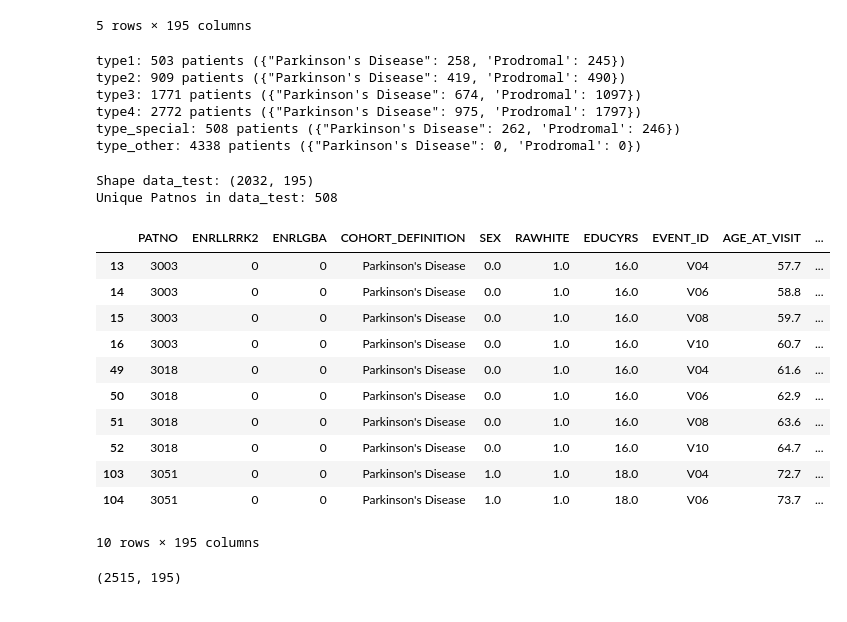
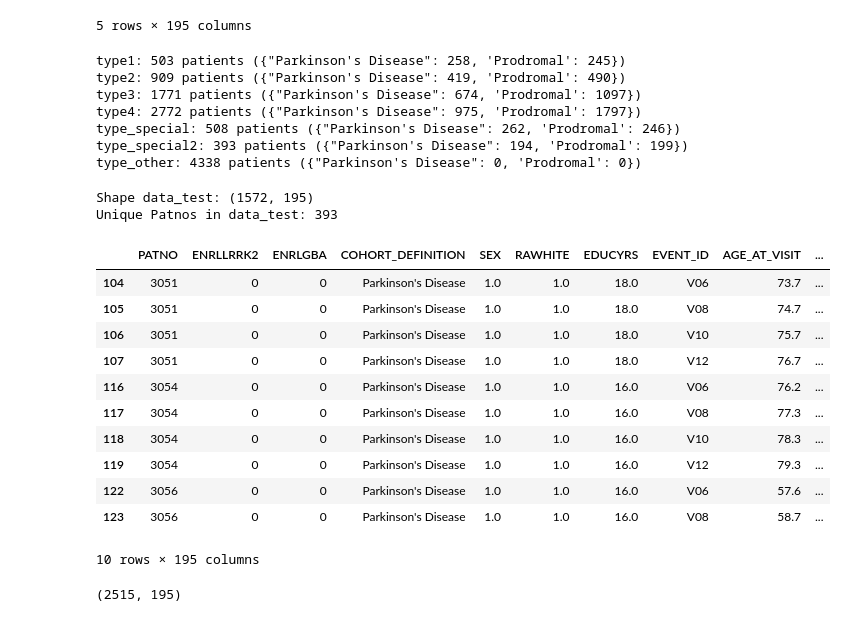
Before and after one commit to fserracrespi/PD_progression_ppmi, a Jupyter notebook: SCRIPTS/PYTHON/DATA_PROCESSING/Data_union.ipynb, the cells around one changed output. Drawn from its saved outputs; the diff is of its cells as text; code cells hidden in the pictures.

Commit message:
Data v2

```diff
--- a/SCRIPTS/PYTHON/DATA_PROCESSING/Data_union.ipynb
+++ b/SCRIPTS/PYTHON/DATA_PROCESSING/Data_union.ipynb
@@ -143,13 +143,15 @@ dict_visits={'type1':['BL','V04','V06','V08','V10'],
              'type2':['BL','V04','V06','V08'],
              'type3':['BL','V04','V06'],
              'type4':['BL','V04'],
-             'type_special':['V04','V06','V08','V10']}
+             'type_special':['V04','V06','V08','V10'],
+             'type_special2':['V06','V08','V10','V12']}
 
 counter_type={'type1':{'counter':0,'patnos':[],'type_users':{"Parkinson's Disease":0,'Prodromal':0}},
               'type2':{'counter':0,'patnos':[],'type_users':{"Parkinson's Disease":0,'Prodromal':0}},
               'type3':{'counter':0,'patnos':[],'type_users':{"Parkinson's Disease":0,'Prodromal':0}},
               'type4':{'counter':0,'patnos':[],'type_users':{"Parkinson's Disease":0,'Prodromal':0}},
               'type_special':{'counter':0,'patnos':[],'type_users':{"Parkinson's Disease":0,'Prodromal':0}},
+              'type_special2':{'counter':0,'patnos':[],'type_users':{"Parkinson's Disease":0,'Prodromal':0}},
               'type_other':{'counter':0,'patnos':[],'type_users':{"Parkinson's Disease":0,'Prodromal':0}}}
 
 for patno in data['PATNO'].unique():
@@ -177,27 +179,28 @@ type2: 909 patients ({"Parkinson's Disease": 419, 'Prodromal': 490})
 type3: 1771 patients ({"Parkinson's Disease": 674, 'Prodromal': 1097})
 type4: 2772 patients ({"Parkinson's Disease": 975, 'Prodromal': 1797})
 type_special: 508 patients ({"Parkinson's Disease": 262, 'Prodromal': 246})
+type_special2: 393 patients ({"Parkinson's Disease": 194, 'Prodromal': 199})
 type_other: 4338 patients ({"Parkinson's Disease": 0, 'Prodromal': 0})
 # %%
-data_test=data.loc[data['EVENT_ID'].isin(['V04','V06','V08','V10',]) & (data['PATNO'].isin(counter_type['type_special']['patnos']))]
+data_test=data.loc[data['EVENT_ID'].isin(['V06','V08','V10','V12']) & (data['PATNO'].isin(counter_type['type_special2']['patnos']))]
 print('Shape data_test:', data_test.shape, '\nUnique Patnos in data_test:', data_test['PATNO'].nunique())
 path_data = project_root / 'DATA_PPMI/Results/MODEL_DATA/DATA_test.csv'
 data_test.to_csv(path_data)
 data_test.head(10)
 # %% [output]
-Shape data_test: (2032, 195)
-Unique Patnos in data_test: 508
+Shape data_test: (1572, 195)
+Unique Patnos in data_test: 393
 |  | PATNO | ENRLLRRK2 | ENRLGBA | COHORT_DEFINITION | SEX | RAWHITE | EDUCYRS | EVENT_ID | AGE_AT_VISIT | ... |
-| 13 | 3003 | 0 | 0 | Parkinson's Disease | 0.0 | 1.0 | 16.0 | V04 | 57.7 | ... |
-| 14 | 3003 | 0 | 0 | Parkinson's Disease | 0.0 | 1.0 | 16.0 | V06 | 58.8 | ... |
-| 15 | 3003 | 0 | 0 | Parkinson's Disease | 0.0 | 1.0 | 16.0 | V08 | 59.7 | ... |
-| 16 | 3003 | 0 | 0 | Parkinson's Disease | 0.0 | 1.0 | 16.0 | V10 | 60.7 | ... |
-| 49 | 3018 | 0 | 0 | Parkinson's Disease | 0.0 | 1.0 | 16.0 | V04 | 61.6 | ... |
-| 50 | 3018 | 0 | 0 | Parkinson's Disease | 0.0 | 1.0 | 16.0 | V06 | 62.9 | ... |
-| 51 | 3018 | 0 | 0 | Parkinson's Disease | 0.0 | 1.0 | 16.0 | V08 | 63.6 | ... |
-| 52 | 3018 | 0 | 0 | Parkinson's Disease | 0.0 | 1.0 | 16.0 | V10 | 64.7 | ... |
-| 103 | 3051 | 0 | 0 | Parkinson's Disease | 1.0 | 1.0 | 18.0 | V04 | 72.7 | ... |
 | 104 | 3051 | 0 | 0 | Parkinson's Disease | 1.0 | 1.0 | 18.0 | V06 | 73.7 | ... |
+| 105 | 3051 | 0 | 0 | Parkinson's Disease | 1.0 | 1.0 | 18.0 | V08 | 74.7 | ... |
+| 106 | 3051 | 0 | 0 | Parkinson's Disease | 1.0 | 1.0 | 18.0 | V10 | 75.7 | ... |
+| 107 | 3051 | 0 | 0 | Parkinson's Disease | 1.0 | 1.0 | 18.0 | V12 | 76.7 | ... |
+| 116 | 3054 | 0 | 0 | Parkinson's Disease | 1.0 | 1.0 | 16.0 | V06 | 76.2 | ... |
+| 117 | 3054 | 0 | 0 | Parkinson's Disease | 1.0 | 1.0 | 16.0 | V08 | 77.3 | ... |
+| 118 | 3054 | 0 | 0 | Parkinson's Disease | 1.0 | 1.0 | 16.0 | V10 | 78.3 | ... |
+| 119 | 3054 | 0 | 0 | Parkinson's Disease | 1.0 | 1.0 | 16.0 | V12 | 79.3 | ... |
+| 122 | 3056 | 0 | 0 | Parkinson's Disease | 1.0 | 1.0 | 16.0 | V06 | 57.6 | ... |
+| 123 | 3056 | 0 | 0 | Parkinson's Disease | 1.0 | 1.0 | 16.0 | V08 | 58.7 | ... |
 10 rows × 195 columns
 # %%
 data_BL_V10=data.loc[data['EVENT_ID'].isin(['BL','V04','V06','V08','V10']) & (data['PATNO'].isin(counter_type['type1']['patnos']))]
```
Also changed, not shown: 49 other files.
